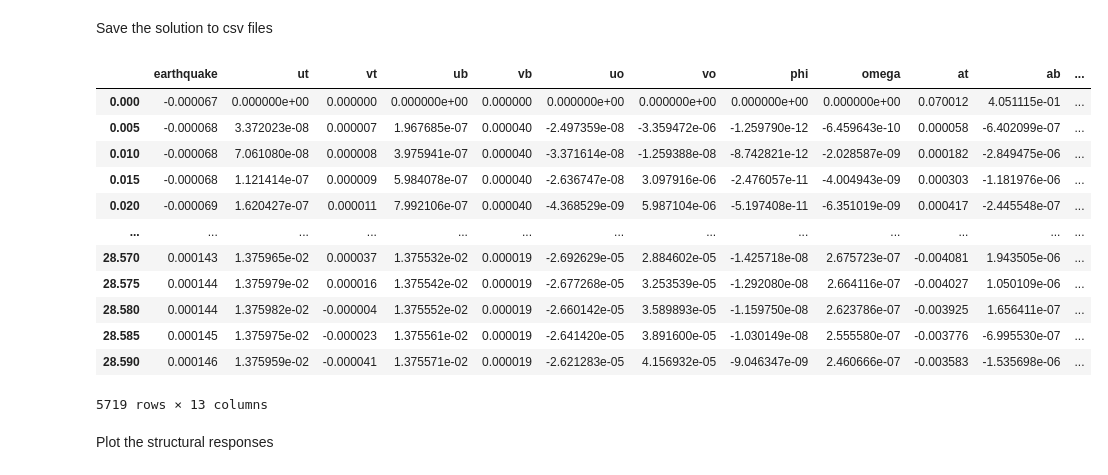
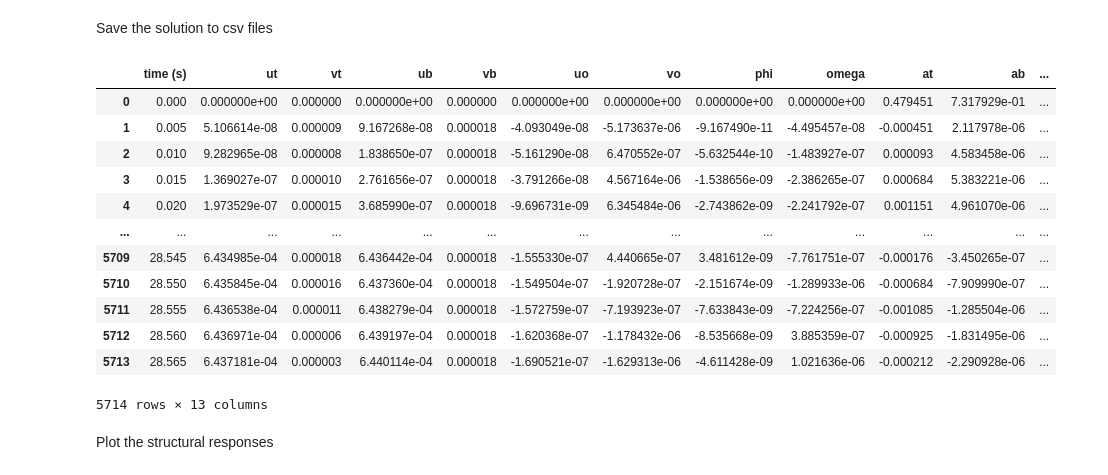
Before and after one commit to nkalauni/low-cost-base-isolation, a Jupyter notebook: direct_method.ipynb, the cells around one changed output. Cells and saved outputs as stored; diff of their text form; code cells hidden in the pictures.

```diff
--- a/direct_method.ipynb
+++ b/direct_method.ipynb
@@ -339,8 +402,11 @@ def solve_eq(system, time_series, initial, earthquake):
     acc = np.stack((dsdt[1], dsdt[3], dsdt[5], dsdt[7]))
     return (soln, acc)
+# %%
+t = tv if npts > nptsv else t
+npt =  int(min(npts, nptsv))
 # %%
 %%time
-S0, acc = solve_eq(dSdt, t, S0_init, ground_acc_f)
+S0, acc = solve_eq(dSdt, t, S0_init, ground_acc_f, vertical_f)
 # ans = integrate.solve_ivp(dSdt, (t[0],t[-1]), S0_init, method = 'BDF', t_eval = t, args = (ground_acc_f,),
 #                           rtol = 1e-8, atol = 1e-8)
 # S0 = ans.y
@@ -369,27 +435,29 @@ array([[ 0.00000000e+00,  3.37202339e-08,  7.06108006e-08, ...,
 max_value = lambda arr: abs(arr).max()
 # %% [markdown]
 Save the solution to csv files
+# %%
+times = np.array(t).reshape([npt, 1])
 # %%
-solution_arr = np.concatenate((df.values, S0.T, acc.T), axis=1)
-columns = ['earthquake', 'ut', 'vt', 'ub', 'vb', 'uo', 'vo', 'phi', 'omega', 'at', 'ab', 'ao', 'alpha']
+solution_arr = np.concatenate((times, S0.T, acc.T), axis=1)
+columns = ['time (s)', 'ut', 'vt', 'ub', 'vb', 'uo', 'vo', 'phi', 'omega', 'at', 'ab', 'ao', 'alpha']
 # %%
-solution_df = pd.DataFrame(solution_arr, index = df.index, columns = columns)
-solution_df.to_csv(os.path.join(eq_name, 'solution.csv'))
+solution_df = pd.DataFrame(solution_arr, columns = columns)
+solution_df.to_csv(os.path.join(eq_name, 'solution.csv'), index = None)
 solution_df
 # %% [output]
-|  | earthquake | ut | vt | ub | vb | uo | vo | phi | omega | at | ab | ... |
-| 0.000 | -0.000067 | 0.000000e+00 | 0.000000 | 0.000000e+00 | 0.000000 | 0.000000e+00 | 0.000000e+00 | 0.000000e+00 | 0.000000e+00 | 0.070012 | 4.051115e-01 | ... |
-| 0.005 | -0.000068 | 3.372023e-08 | 0.000007 | 1.967685e-07 | 0.000040 | -2.497359e-08 | -3.359472e-06 | -1.259790e-12 | -6.459643e-10 | 0.000058 | -6.402099e-07 | ... |
-| 0.010 | -0.000068 | 7.061080e-08 | 0.000008 | 3.975941e-07 | 0.000040 | -3.371614e-08 | -1.259388e-08 | -8.742821e-12 | -2.028587e-09 | 0.000182 | -2.849475e-06 | ... |
-| 0.015 | -0.000068 | 1.121414e-07 | 0.000009 | 5.984078e-07 | 0.000040 | -2.636747e-08 | 3.097916e-06 | -2.476057e-11 | -4.004943e-09 | 0.000303 | -1.181976e-06 | ... |
-| 0.020 | -0.000069 | 1.620427e-07 | 0.000011 | 7.992106e-07 | 0.000040 | -4.368529e-09 | 5.987104e-06 | -5.197408e-11 | -6.351019e-09 | 0.000417 | -2.445548e-07 | ... |
+|  | time (s) | ut | vt | ub | vb | uo | vo | phi | omega | at | ab | ... |
+| 0 | 0.000 | 0.000000e+00 | 0.000000 | 0.000000e+00 | 0.000000 | 0.000000e+00 | 0.000000e+00 | 0.000000e+00 | 0.000000e+00 | 0.479451 | 7.317929e-01 | ... |
+| 1 | 0.005 | 5.106614e-08 | 0.000009 | 9.167268e-08 | 0.000018 | -4.093049e-08 | -5.173637e-06 | -9.167490e-11 | -4.495457e-08 | -0.000451 | 2.117978e-06 | ... |
+| 2 | 0.010 | 9.282965e-08 | 0.000008 | 1.838650e-07 | 0.000018 | -5.161290e-08 | 6.470552e-07 | -5.632544e-10 | -1.483927e-07 | 0.000093 | 4.583458e-06 | ... |
+| 3 | 0.015 | 1.369027e-07 | 0.000010 | 2.761656e-07 | 0.000018 | -3.791266e-08 | 4.567164e-06 | -1.538656e-09 | -2.386265e-07 | 0.000684 | 5.383221e-06 | ... |
+| 4 | 0.020 | 1.973529e-07 | 0.000015 | 3.685990e-07 | 0.000018 | -9.696731e-09 | 6.345484e-06 | -2.743862e-09 | -2.241792e-07 | 0.001151 | 4.961070e-06 | ... |
 | ... | ... | ... | ... | ... | ... | ... | ... | ... | ... | ... | ... | ... |
-| 28.570 | 0.000143 | 1.375965e-02 | 0.000037 | 1.375532e-02 | 0.000019 | -2.692629e-05 | 2.884602e-05 | -1.425718e-08 | 2.675723e-07 | -0.004081 | 1.943505e-06 | ... |
-| 28.575 | 0.000144 | 1.375979e-02 | 0.000016 | 1.375542e-02 | 0.000019 | -2.677268e-05 | 3.253539e-05 | -1.292080e-08 | 2.664116e-07 | -0.004027 | 1.050109e-06 | ... |
-| 28.580 | 0.000144 | 1.375982e-02 | -0.000004 | 1.375552e-02 | 0.000019 | -2.660142e-05 | 3.589893e-05 | -1.159750e-08 | 2.623786e-07 | -0.003925 | 1.656411e-07 | ... |
-| 28.585 | 0.000145 | 1.375975e-02 | -0.000023 | 1.375561e-02 | 0.000019 | -2.641420e-05 | 3.891600e-05 | -1.030149e-08 | 2.555580e-07 | -0.003776 | -6.995530e-07 | ... |
-| 28.590 | 0.000146 | 1.375959e-02 | -0.000041 | 1.375571e-02 | 0.000019 | -2.621283e-05 | 4.156932e-05 | -9.046347e-09 | 2.460666e-07 | -0.003583 | -1.535698e-06 | ... |
+| 5709 | 28.545 | 6.434985e-04 | 0.000018 | 6.436442e-04 | 0.000018 | -1.555330e-07 | 4.440665e-07 | 3.481612e-09 | -7.761751e-07 | -0.000176 | -3.450265e-07 | ... |
+| 5710 | 28.550 | 6.435845e-04 | 0.000016 | 6.437360e-04 | 0.000018 | -1.549504e-07 | -1.920728e-07 | -2.151674e-09 | -1.289933e-06 | -0.000684 | -7.909990e-07 | ... |
+| 5711 | 28.555 | 6.436538e-04 | 0.000011 | 6.438279e-04 | 0.000018 | -1.572759e-07 | -7.193923e-07 | -7.633843e-09 | -7.224256e-07 | -0.001085 | -1.285504e-06 | ... |
+| 5712 | 28.560 | 6.436971e-04 | 0.000006 | 6.439197e-04 | 0.000018 | -1.620368e-07 | -1.178432e-06 | -8.535668e-09 | 3.885359e-07 | -0.000925 | -1.831495e-06 | ... |
+| 5713 | 28.565 | 6.437181e-04 | 0.000003 | 6.440114e-04 | 0.000018 | -1.690521e-07 | -1.629313e-06 | -4.611428e-09 | 1.021636e-06 | -0.000212 | -2.290928e-06 | ... |
-5719 rows × 13 columns
+5714 rows × 13 columns
 # %%
 drift = S0[0] - S0[2]
 idr = drift / h *100
```
Also changed, not shown: parts of 37 cells of this notebook, 12 other files.
